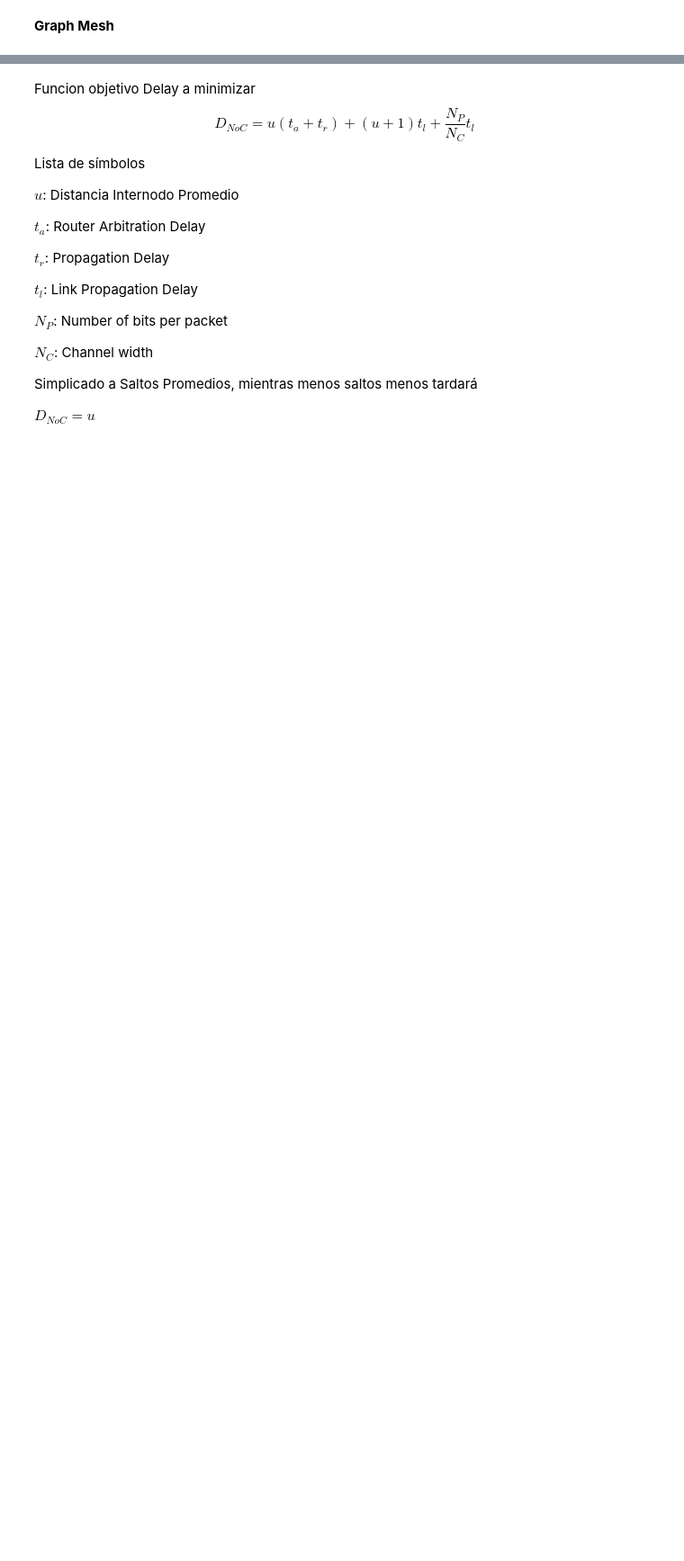
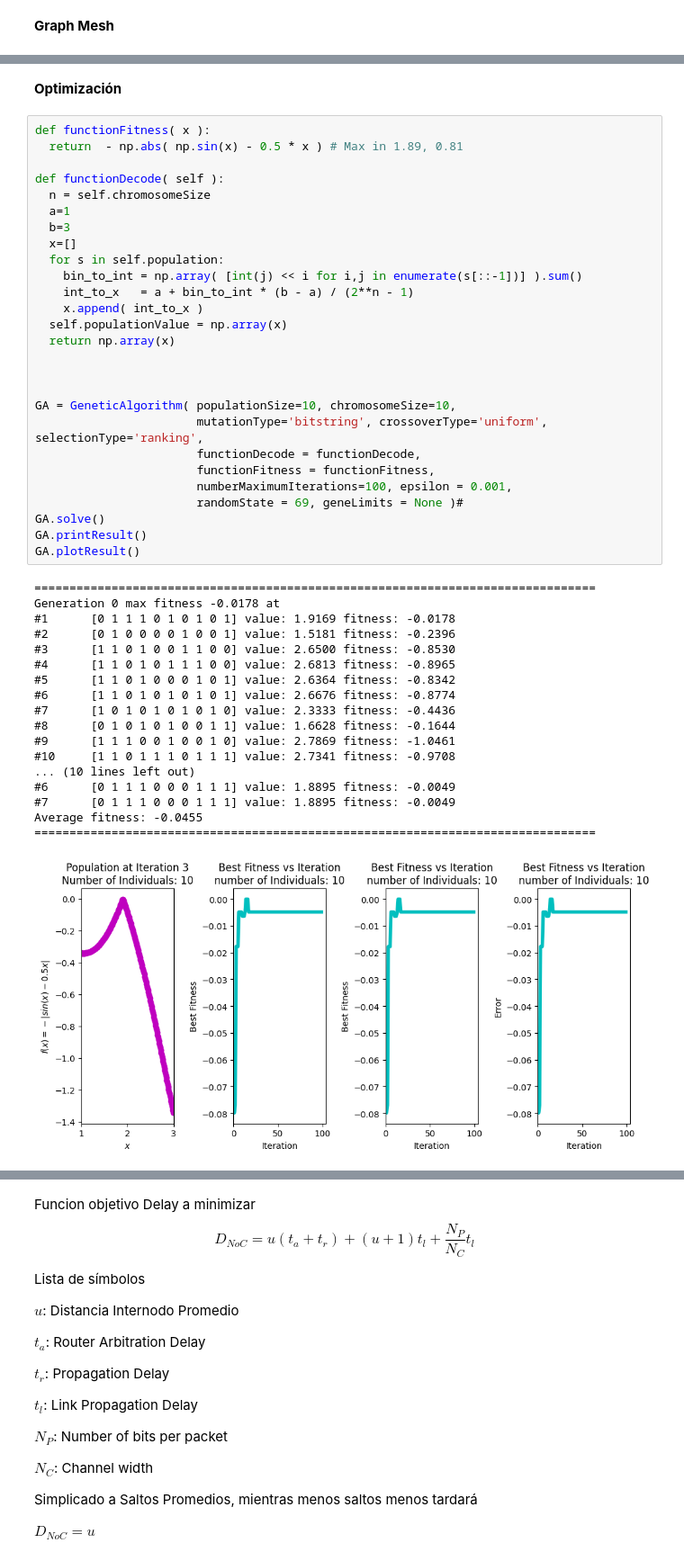
Before and after one commit to jtapiav/github-slideshow, a Jupyter notebook: GA.ipynb, the cells around one changed output, grey strips where cells are left out. Shown: that part at 90% size. Drawn from its saved outputs; the diff is of its cells as text; blank space fills up the shorter version.

```diff
--- a/GA.ipynb
+++ b/GA.ipynb
@@ -543,0 +750,48 @@ draw_graph( nodes, edgeLabels )
+# %% [markdown]
+**Optimización**
+# %%
+def functionFitness( x ):
+  return  - np.abs( np.sin(x) - 0.5 * x ) # Max in 1.89, 0.81
+
+def functionDecode( self ):
+  n = self.chromosomeSize
+  a=1
+  b=3
+  x=[]
+  for s in self.population:
+    bin_to_int = np.array( [int(j) << i for i,j in enumerate(s[::-1])] ).sum()
+    int_to_x   = a + bin_to_int * (b - a) / (2**n - 1)
+    x.append( int_to_x )
+  self.populationValue = np.array(x)
+  return np.array(x)
+
+
+
+GA = GeneticAlgorithm( populationSize=10, chromosomeSize=10,
+                       mutationType='bitstring', crossoverType='uniform', selectionType='ranking',
+                       functionDecode = functionDecode,
+                       functionFitness = functionFitness,
+                       numberMaximumIterations=100, epsilon = 0.001,
+                       randomState = 69, geneLimits = None )#
+GA.solve()
+GA.printResult()
+GA.plotResult()
+# %% [output]
+================================================================================
+Generation 0 max fitness -0.0178 at
+#1      [0 1 1 1 0 1 0 1 0 1] value: 1.9169 fitness: -0.0178
+#2      [0 1 0 0 0 0 1 0 0 1] value: 1.5181 fitness: -0.2396
+#3      [1 1 0 1 0 0 1 1 0 0] value: 2.6500 fitness: -0.8530
+#4      [1 1 0 1 0 1 1 1 0 0] value: 2.6813 fitness: -0.8965
+#5      [1 1 0 1 0 0 0 1 0 1] value: 2.6364 fitness: -0.8342
+#6      [1 1 0 1 0 1 0 1 0 1] value: 2.6676 fitness: -0.8774
+#7      [1 0 1 0 1 0 1 0 1 0] value: 2.3333 fitness: -0.4436
+#8      [0 1 0 1 0 1 0 0 1 1] value: 1.6628 fitness: -0.1644
+#9      [1 1 1 0 0 1 0 0 1 0] value: 2.7869 fitness: -1.0461
+#10     [1 1 0 1 1 1 0 1 1 1] value: 2.7341 fitness: -0.9708
+... (10 lines left out)
+#6      [0 1 1 1 0 0 0 1 1 1] value: 1.8895 fitness: -0.0049
+#7      [0 1 1 1 0 0 0 1 1 1] value: 1.8895 fitness: -0.0049
+Average fitness: -0.0455
+================================================================================
+[figure, added]
```
Also changed, not shown: parts of 16 cells of this notebook.
